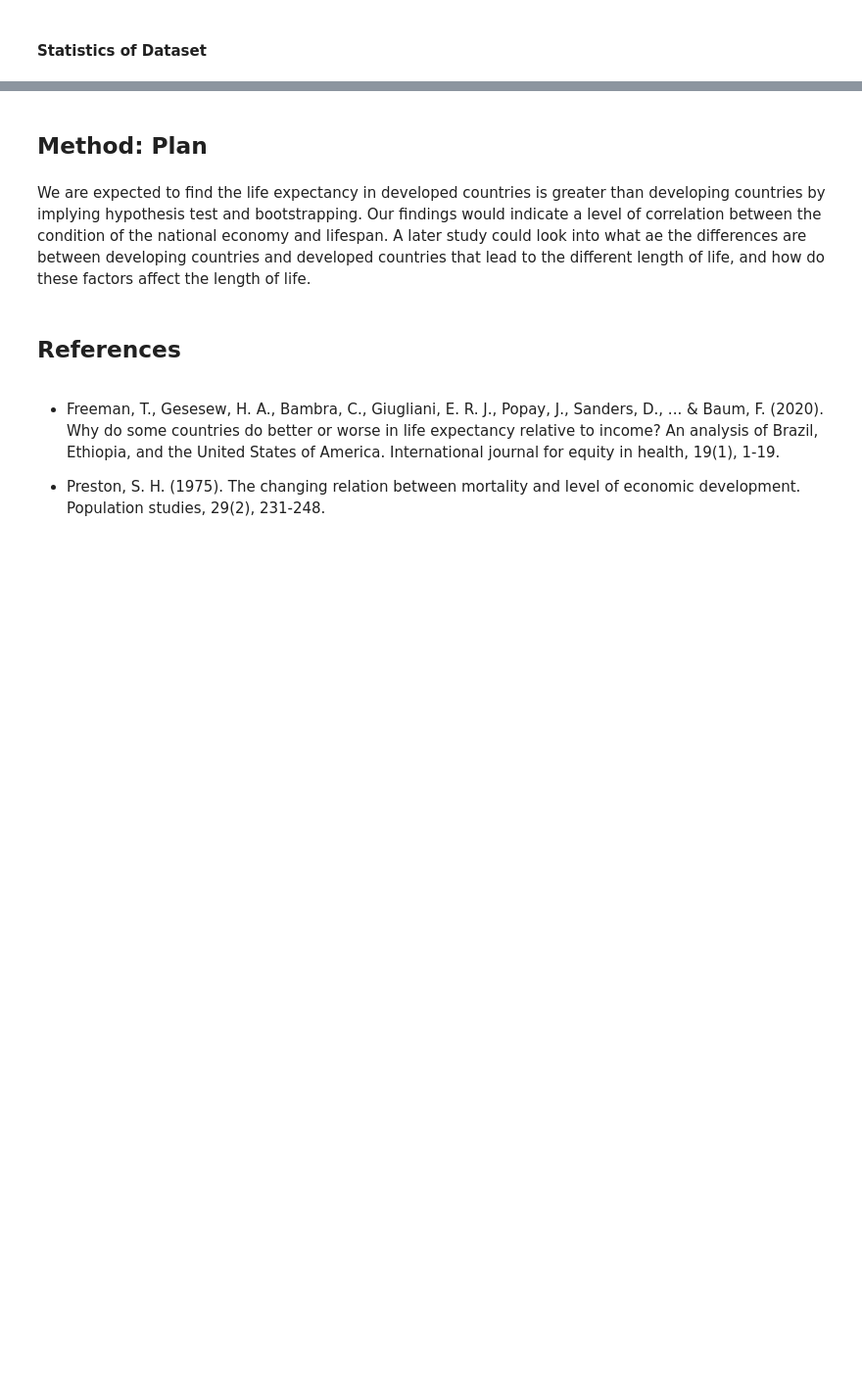
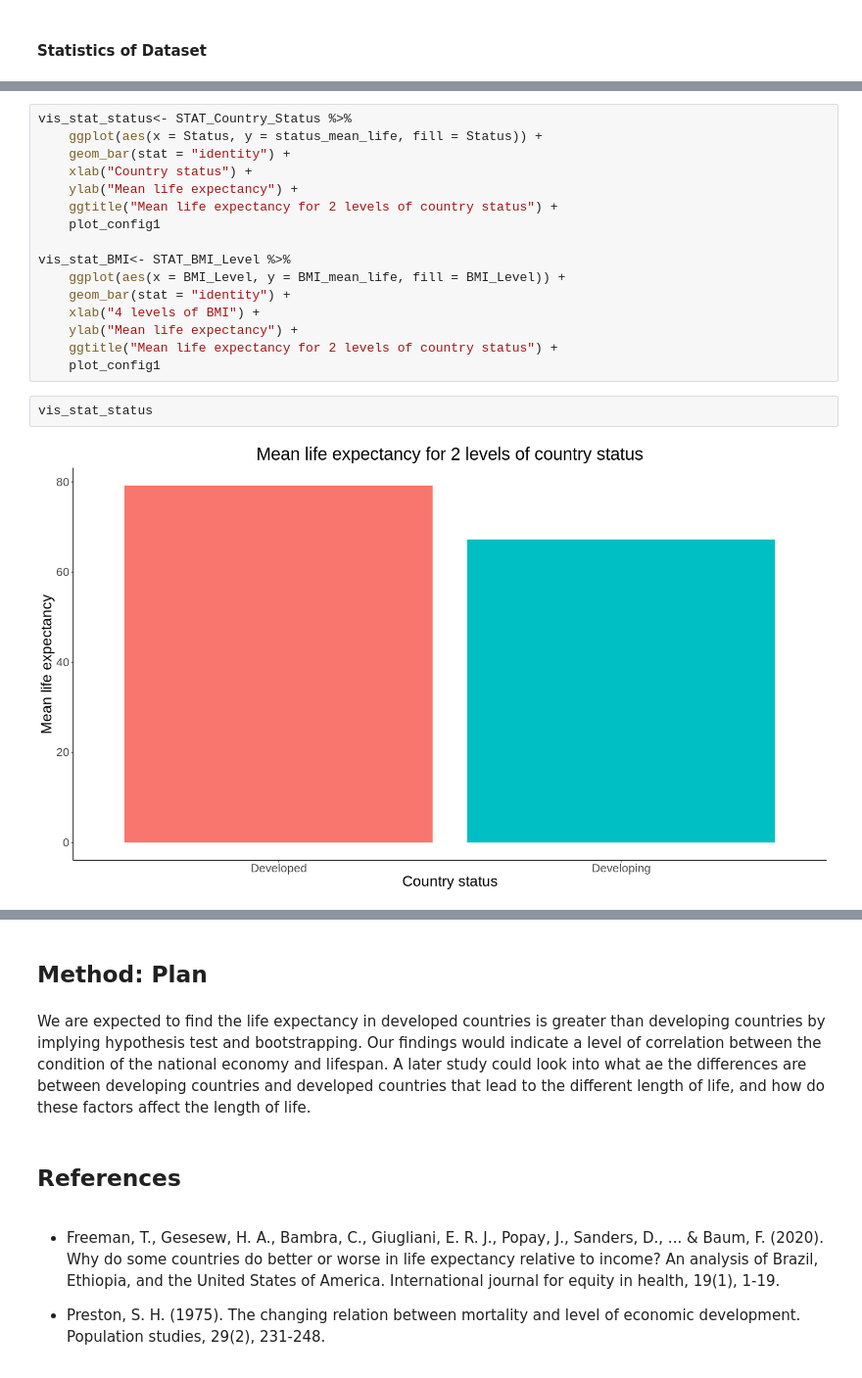
Before and after one commit to eahn01/stat201-group25, a Jupyter notebook: my_proposal.ipynb, the cells around one changed output, grey strips where cells are left out. Shown at 98% size. Cells and saved outputs as stored; diff of their text form; blank space fills up the shorter version.

```diff
--- a/my_proposal.ipynb
+++ b/my_proposal.ipynb
@@ -222,0 +231,20 @@ A tibble: 4 × 3
+# %%
+vis_stat_status<- STAT_Country_Status %>%
+    ggplot(aes(x = Status, y = status_mean_life, fill = Status)) +
+    geom_bar(stat = "identity") +
+    xlab("Country status") +
+    ylab("Mean life expectancy") +
+    ggtitle("Mean life expectancy for 2 levels of country status") +
+    plot_config1
+
+vis_stat_BMI<- STAT_BMI_Level %>%
+    ggplot(aes(x = BMI_Level, y = BMI_mean_life, fill = BMI_Level)) +
+    geom_bar(stat = "identity") +
+    xlab("4 levels of BMI") +
+    ylab("Mean life expectancy") +
+    ggtitle("Mean life expectancy for 2 levels of country status") +
+    plot_config1
+# %%
+vis_stat_status
+# %% [output]
+[figure, added]
```
Also changed, not shown: parts of 10 cells of this notebook.
